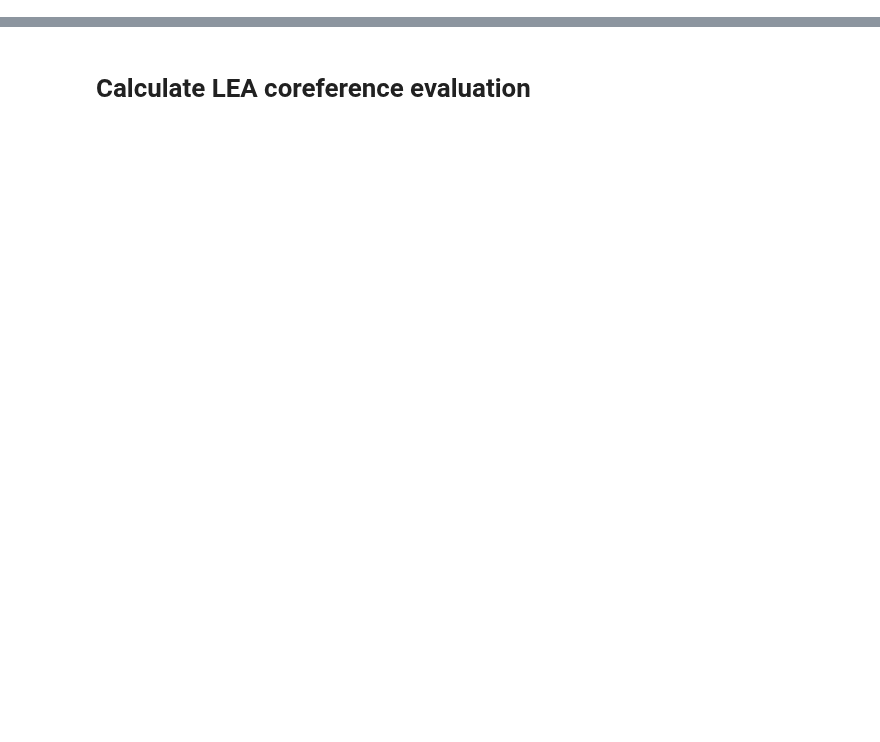
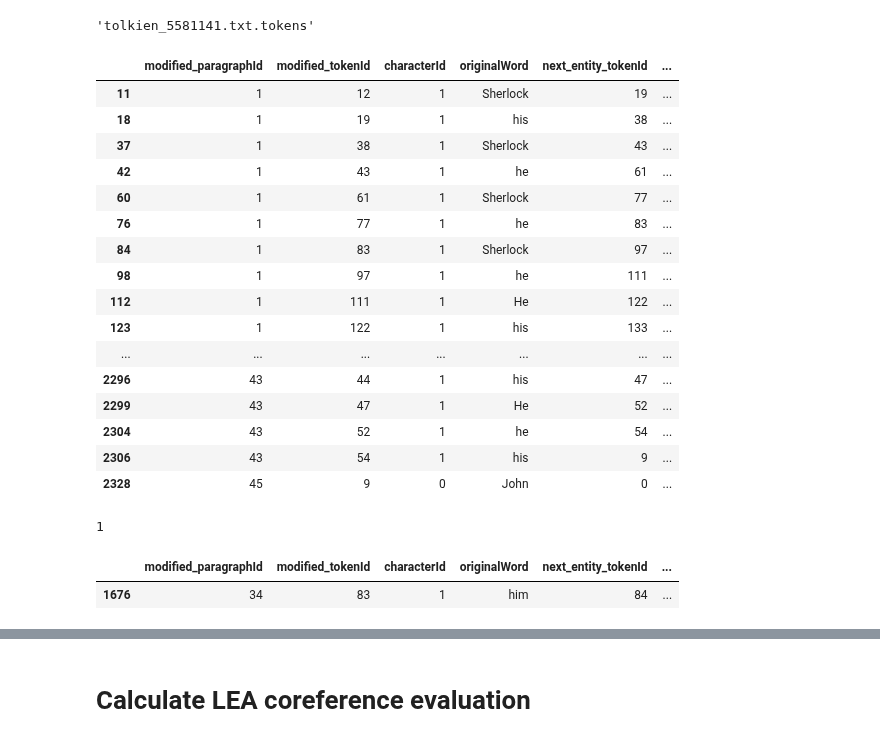
Before and after one commit to michaelmilleryoder/fanfiction-scripts, a Jupyter notebook: jupyter/pipeline_evaluation.ipynb, the cells around one changed output, grey strips where cells are left out. Drawn from its saved outputs; the diff is of its cells as text; code cells hidden in the pictures; blank space fills up the shorter version.

```diff
--- a/jupyter/pipeline_evaluation.ipynb
+++ b/jupyter/pipeline_evaluation.ipynb
@@ -0,0 +141,3 @@
+# %%
+para_token_lengths = modified_booknlp.groupby('modified_paragraphId').size().tolist()
+para_token_lengths
@@ -0,0 +162,3 @@
+# %%
+new_tokenIds = sum([list(range(1, para_length+1)) for para_length in para_token_lengths], [])
+new_tokenIds
@@ -0,0 +183,3 @@
+# %%
+modified_booknlp['modified_tokenId'] = new_tokenIds
+modified_booknlp.loc[:, ['modified_paragraphId', 'modified_tokenId', 'tokenId']]
@@ -0,0 +228,4 @@
+# %%
+selected_cols = ['modified_paragraphId', 'modified_tokenId', 'characterId', 'originalWord']
+mentions = modified_booknlp[modified_booknlp['characterId']>-1].loc[:, selected_cols]
+mentions
@@ -0,0 +250,45 @@
+# %%
+fname
+# %% [output]
+'tolkien_5581141.txt.tokens'
+# %%
+# Calculate end tokens for any entity mentions
+
+mentions['next_entity_tokenId'] = mentions['modified_tokenId'].tolist()[1:] + [0]
+mentions['next_entity_paragraphId'] = mentions['modified_paragraphId'].tolist()[1:] + [0]
+mentions['next_entity_characterId'] = mentions['characterId'].tolist()[1:] + [0]
+mentions['sequential'] = [(next_entity_tokenId == modified_tokenId + 1) and \
+                          (next_entity_paragraphId == modified_paragraphId) and \
+                          (next_entity_characterId == characterId)
+                        for next_entity_tokenId, modified_tokenId, next_entity_paragraphId, modified_paragraphId, next_entity_characterId, characterId in \
+                          zip(mentions['next_entity_tokenId'], mentions['modified_tokenId'], mentions['next_entity_paragraphId'], \
+                              mentions['modified_paragraphId'], mentions['next_entity_characterId'], mentions['characterId'])
+                             ]
+mentions
+# %% [output]
+|  | modified_paragraphId | modified_tokenId | characterId | originalWord | next_entity_tokenId | ... |
+| 11 | 1 | 12 | 1 | Sherlock | 19 | ... |
+| 18 | 1 | 19 | 1 | his | 38 | ... |
+| 37 | 1 | 38 | 1 | Sherlock | 43 | ... |
+| 42 | 1 | 43 | 1 | he | 61 | ... |
+| 60 | 1 | 61 | 1 | Sherlock | 77 | ... |
+| 76 | 1 | 77 | 1 | he | 83 | ... |
+| 84 | 1 | 83 | 1 | Sherlock | 97 | ... |
+| 98 | 1 | 97 | 1 | he | 111 | ... |
+| 112 | 1 | 111 | 1 | He | 122 | ... |
+| 123 | 1 | 122 | 1 | his | 133 | ... |
+| ... | ... | ... | ... | ... | ... | ... |
+| 2296 | 43 | 44 | 1 | his | 47 | ... |
+| 2299 | 43 | 47 | 1 | He | 52 | ... |
+| 2304 | 43 | 52 | 1 | he | 54 | ... |
+| 2306 | 43 | 54 | 1 | his | 9 | ... |
+| 2328 | 45 | 9 | 0 | John | 0 | ... |
+# %%
+sum(mentions['sequential'])
+# %% [output]
+1
+# %%
+mentions[mentions['sequential']==True]
+# %% [output]
+|  | modified_paragraphId | modified_tokenId | characterId | originalWord | next_entity_tokenId | ... |
+| 1676 | 34 | 83 | 1 | him | 84 | ... |
```
Also changed, not shown: parts of 35 cells of this notebook.
